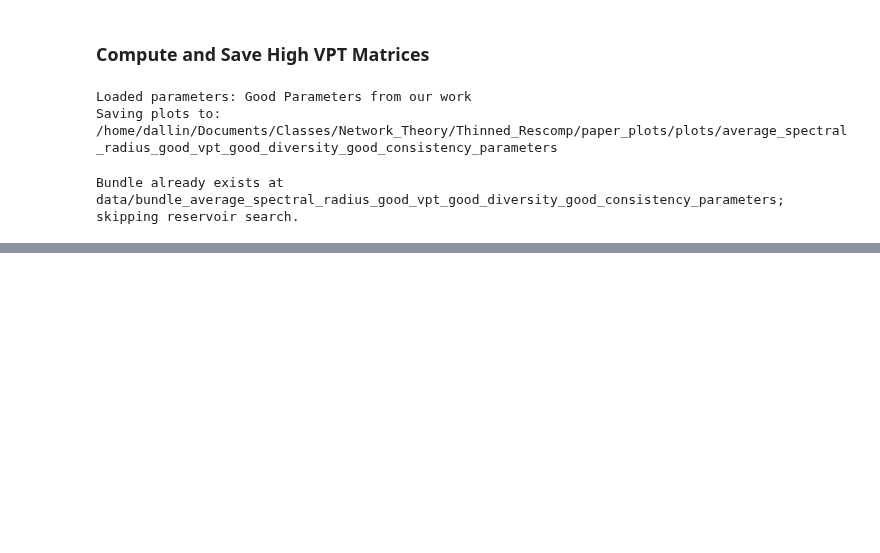
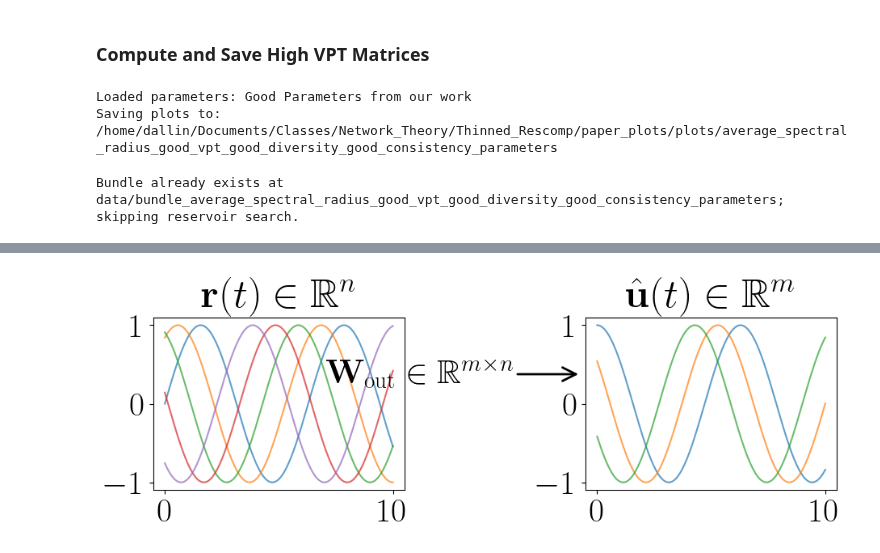
Before and after one commit to seyfdall/Thinned_Rescomp, a Jupyter notebook: paper_plots/paper_plots.ipynb, the cells around one changed output, grey strips where cells are left out. Saved outputs shown, nothing was run; the diff lists cells and outputs as text; code cells hidden in the pictures; blank space fills up the shorter version.

```diff
--- a/paper_plots/paper_plots.ipynb
+++ b/paper_plots/paper_plots.ipynb
@@ -140,0 +144,36 @@ plot_lorenz_attractor(
+# %%
+import matplotlib.pyplot as plt
+import numpy as np
+
+t = np.linspace(0, 10, 200)
+
+fig, axes = plt.subplots(1, 2, figsize=(10, 4))
+
+# --- Left plot (reservoir states) ---
+for i in range(5):
+    axes[0].plot(t, np.sin(t + i), alpha=0.7)
+
+axes[0].set_title(r"$\mathbf{r}(t) \in \mathbb{R}^n$")
+
+# --- Right plot (output) ---
+for i in range(3):
+    axes[1].plot(t, np.cos(t + i), alpha=0.7)
+
+axes[1].set_title(r"$\hat{\mathbf{u}}(t) \in \mathbb{R}^m$")
+
+# --- Arrow between plots ---
+axes[0].annotate(
+    r"$\mathbf{W}_{\mathrm{out}} \in \mathbb{R}^{m \times n}$",
+    xy=(0.6, 0.5),
+    xytext=(0.4, 0.5),
+    xycoords="figure fraction",
+    textcoords="figure fraction",
+    arrowprops=dict(arrowstyle="->", linewidth=2),
+    ha="center",
+    va="center",
+)
+
+plt.tight_layout()
+plt.show()
+# %% [output]
+[figure, added]
```
Also changed, not shown: parts of 6 cells of this notebook, 1 other file.
